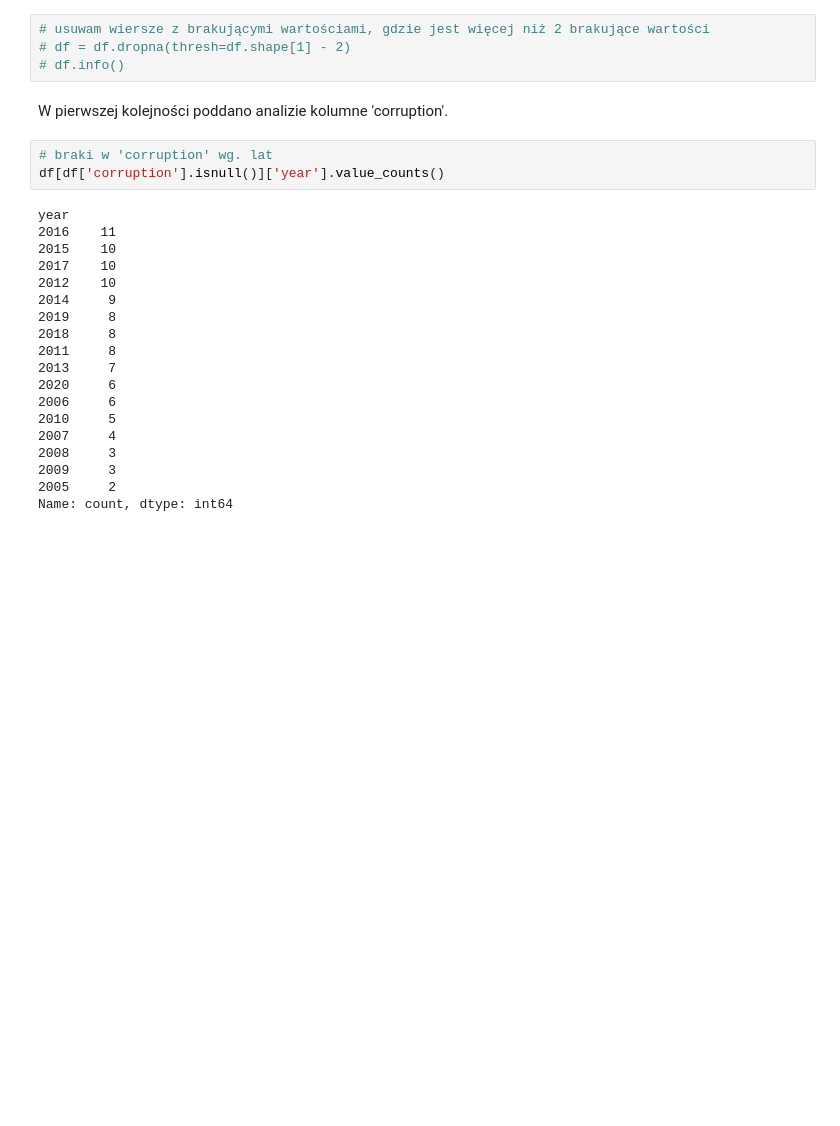
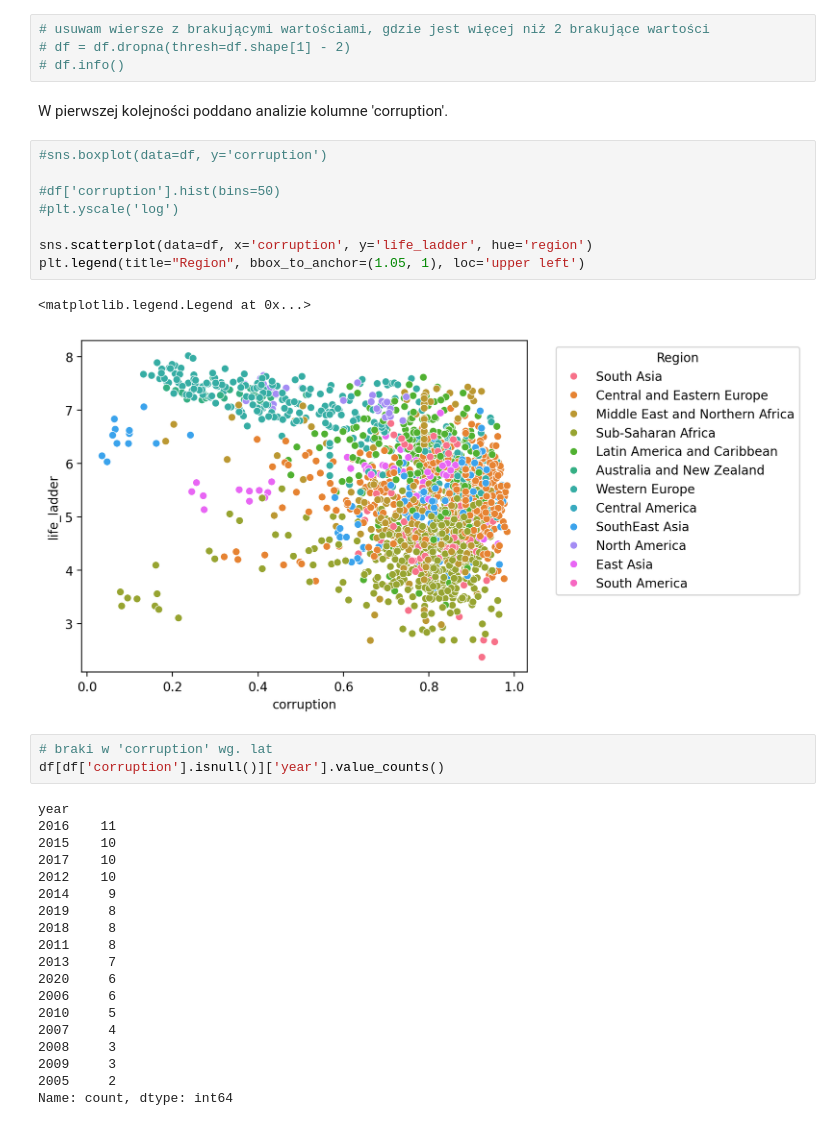
Before and after one commit to lukaszkortals/sad_proj, a Jupyter notebook: notebooks/01_wprowadzenie_i_czyszczenie.ipynb, the cells around one changed output. Saved outputs shown, nothing was run; the diff lists cells and outputs as text; blank space fills up the shorter version.

```diff
--- a/notebooks/01_wprowadzenie_i_czyszczenie.ipynb
+++ b/notebooks/01_wprowadzenie_i_czyszczenie.ipynb
@@ -146,6 +190,17 @@ Braki występują w 9 z 12 kolumn. Najwięcej braków zaobserwowano w kolumnie *
 # %% [markdown]
 <!-- TODO do edycji -->
 W pierwszej kolejności poddano analizie kolumne 'corruption'.
+# %%
+#sns.boxplot(data=df, y='corruption')
+
+#df['corruption'].hist(bins=50)
+#plt.yscale('log')
+
+sns.scatterplot(data=df, x='corruption', y='life_ladder', hue='region')
+plt.legend(title="Region", bbox_to_anchor=(1.05, 1), loc='upper left')
+# %% [output]
+<matplotlib.legend.Legend at 0x...>
+[figure, added]
 # %%
 # braki w 'corruption' wg. lat
 df[df['corruption'].isnull()]['year'].value_counts()
```
Also changed, not shown: parts of 8 cells of this notebook.
